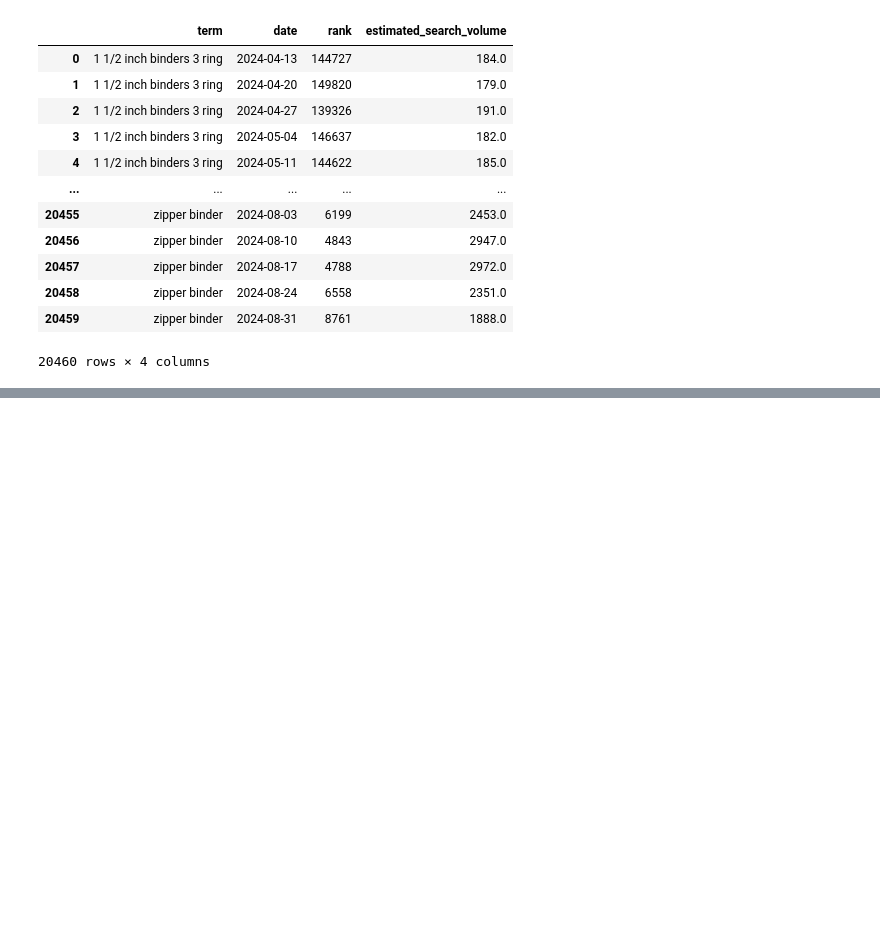
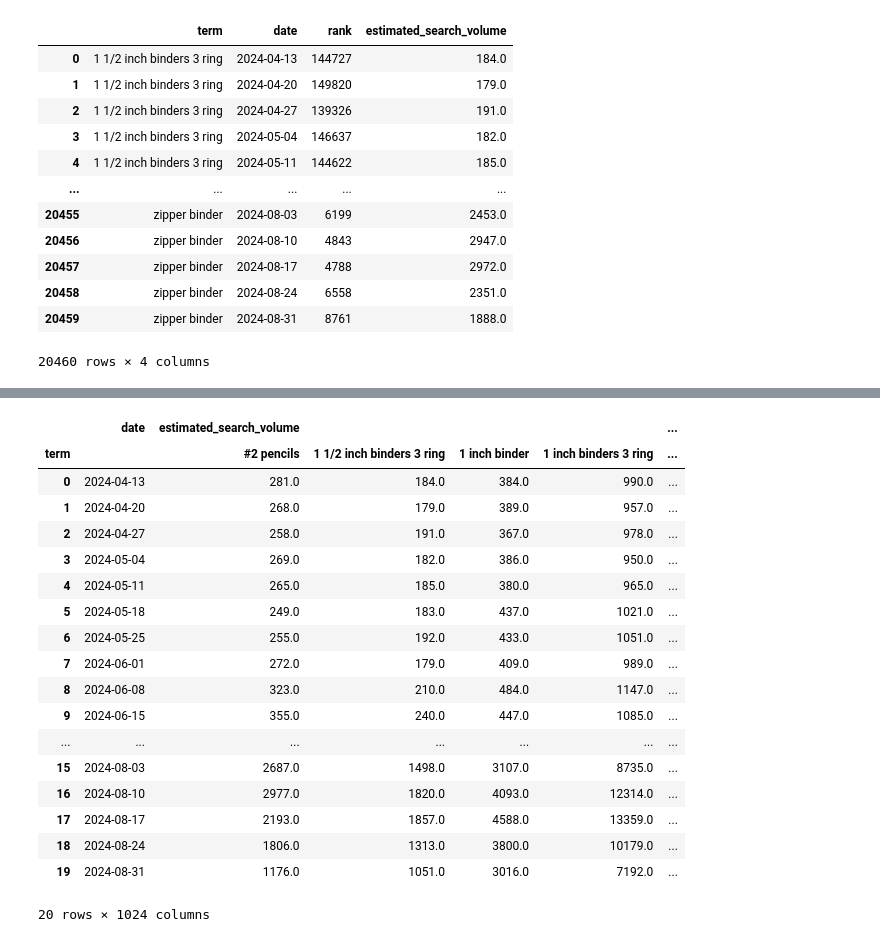
Before and after one commit to TomasDavidYe/ai-tinkerers-prague-demo, a Jupyter notebook: demo_notebook.ipynb, the cells around one changed output, grey strips where cells are left out. Drawn from its saved outputs; the diff is of its cells as text; code cells hidden in the pictures; blank space fills up the shorter version.

```diff
--- a/demo_notebook.ipynb
+++ b/demo_notebook.ipynb
@@ -38,3 +38,6 @@ term_df
 | 20458 | zipper binder | 2024-08-24 | 6558 | 2351.0 |
 | 20459 | zipper binder | 2024-08-31 | 8761 | 1888.0 |
 20460 rows × 4 columns
+# %%
+stacked_df = term_df[['term', 'date', 'estimated_search_volume']].set_index(['term','date'])
+stacked_df
@@ -40,0 +59,23 @@ term_df
+# %%
+unstacked_df = stacked_df.unstack(level=0).reset_index()
+unstacked_df
+# %% [output]
+|  | date | estimated_search_volume |  |  |  | ... |
+| term |  | #2 pencils | 1 1/2 inch binders 3 ring | 1 inch binder | 1 inch binders 3 ring | ... |
+| 0 | 2024-04-13 | 281.0 | 184.0 | 384.0 | 990.0 | ... |
+| 1 | 2024-04-20 | 268.0 | 179.0 | 389.0 | 957.0 | ... |
+| 2 | 2024-04-27 | 258.0 | 191.0 | 367.0 | 978.0 | ... |
+| 3 | 2024-05-04 | 269.0 | 182.0 | 386.0 | 950.0 | ... |
+| 4 | 2024-05-11 | 265.0 | 185.0 | 380.0 | 965.0 | ... |
+| 5 | 2024-05-18 | 249.0 | 183.0 | 437.0 | 1021.0 | ... |
+| 6 | 2024-05-25 | 255.0 | 192.0 | 433.0 | 1051.0 | ... |
+| 7 | 2024-06-01 | 272.0 | 179.0 | 409.0 | 989.0 | ... |
+| 8 | 2024-06-08 | 323.0 | 210.0 | 484.0 | 1147.0 | ... |
+| 9 | 2024-06-15 | 355.0 | 240.0 | 447.0 | 1085.0 | ... |
+| ... | ... | ... | ... | ... | ... | ... |
+| 15 | 2024-08-03 | 2687.0 | 1498.0 | 3107.0 | 8735.0 | ... |
+| 16 | 2024-08-10 | 2977.0 | 1820.0 | 4093.0 | 12314.0 | ... |
+| 17 | 2024-08-17 | 2193.0 | 1857.0 | 4588.0 | 13359.0 | ... |
+| 18 | 2024-08-24 | 1806.0 | 1313.0 | 3800.0 | 10179.0 | ... |
+| 19 | 2024-08-31 | 1176.0 | 1051.0 | 3016.0 | 7192.0 | ... |
+20 rows × 1024 columns
```
Also changed, not shown: parts of 2 cells of this notebook.
